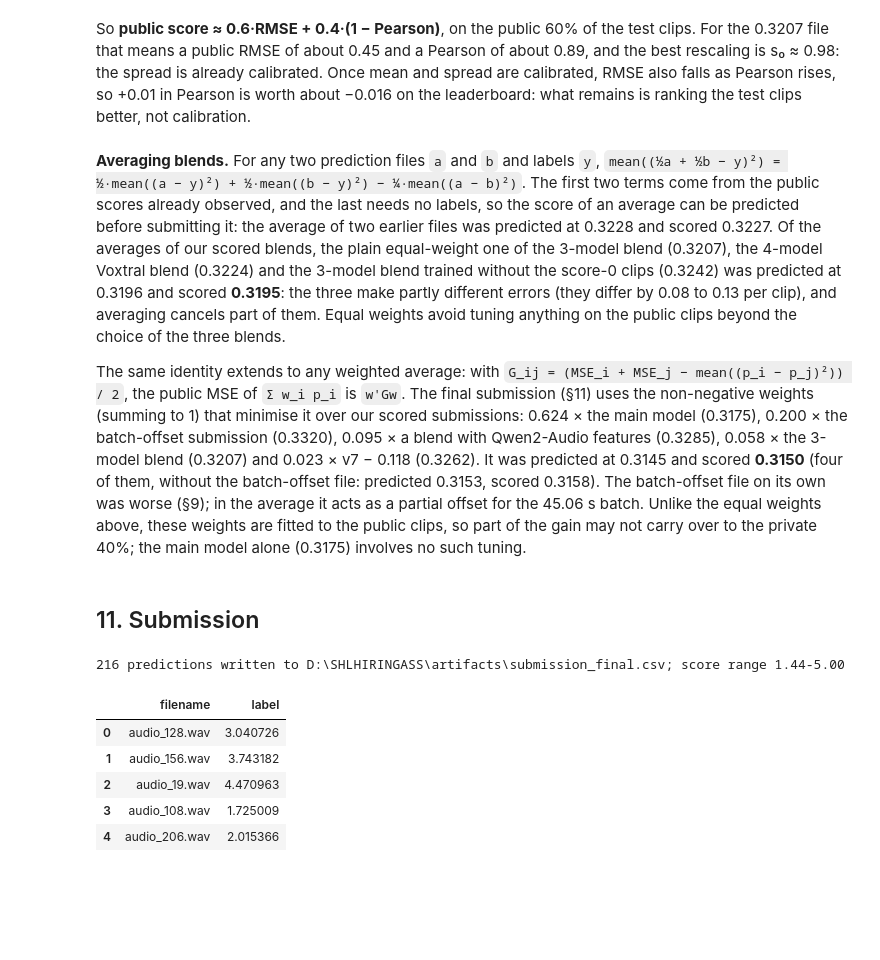
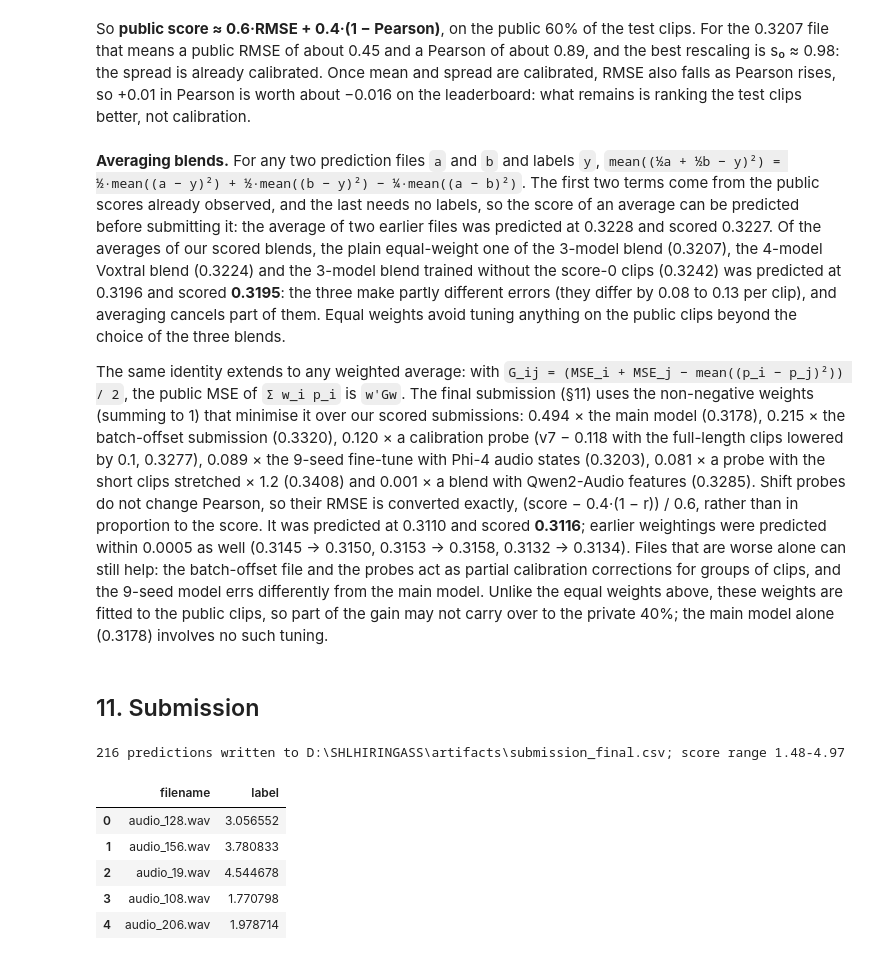
Before and after one commit to Techy-A/shl-grammar-scoring, a Jupyter notebook: notebook/shl_grammar_scoring.ipynb, the cells around one changed output. Cells and saved outputs as stored; diff of their text form; code cells hidden in the pictures; blank space fills up the shorter version.

```diff
--- a/notebook/shl_grammar_scoring.ipynb
+++ b/notebook/shl_grammar_scoring.ipynb
@@ -232,11 +241,12 @@ SPECS = {   # name: (model, feature tables, extra 03_train.py flags)
     "z4_svr_wavlm-large": ("svr", ["feat_wavlm-large"], "--drop-zero"),
 }
 FT = "s4_deberta_ft_crops_nozero"   # the fine-tuned text model (step 6)
+VP = "vp_attn"   # attention-pooling head on Voxtral's frames, trained on random test-length crops (step 20)
 PLAIN = ["t4_ridge_deberta", "c4c_ridge_vox_allaudio", "c4_svr_wavlm-large"]   # submission 15, part of the final average
 BLENDS = {
-    "3 models + fine-tuned text": ["t4_ridge_deberta", FT, "c4c_ridge_vox_allaudio", "c4_svr_wavlm-large"],
-    "4 models + fine-tuned text": ["t4_ridge_deberta", FT, "c4_ridge_whisper", "c4_svr_wavlm-large", "x_svr_voxtral_wavlml"],
-    "no score-0 training + fine-tuned text": ["z4_ridge_deberta", FT, "z4c_ridge_vox_allaudio", "z4_svr_wavlm-large"],
+    "3 models + fine-tuned text": ["t4_ridge_deberta", FT, "c4c_ridge_vox_allaudio", VP, "c4_svr_wavlm-large"],
+    "4 models + fine-tuned text": ["t4_ridge_deberta", FT, "c4_ridge_whisper", "c4_svr_wavlm-large", "x_svr_voxtral_wavlml", VP],
+    "no score-0 training + fine-tuned text": ["z4_ridge_deberta", FT, "z4c_ridge_vox_allaudio", VP, "z4_svr_wavlm-large"],
 }
 tag = lambda b: b.replace(" ", "_")
 if RUN_MODELS:
@@ -245,6 +255,8 @@ if RUN_MODELS:
         crops = "" if name == GATE[0] else "--crops"
         subprocess.run(f"{sys.executable} {SRC}/03_train.py --name {name} --model {model} --feats {' '.join(feats)} {crops} {flags}",
                        shell=True, check=True)
+    # Step 20: the attention-pooling head (5 speaker-grouped folds x 3 seeds; GPU if there is one, else CPU).
+    subprocess.run(f"{sys.executable} {SRC}/20_attn_pool.py", shell=True, check=True)
 
 # Step 8, per blend: score-0 gate + non-negative blend with its own weights for the 45.06 s batch (prints the blend's
 # CV metrics); each blend's test predictions (before the corrections of §11) and out-of-fold predictions are kept.
@@ -371,7 +383,8 @@ for name, (model, feats, flags) in SPECS.items():
     fitted[name] = pd.Series(p, index=tr.filename).loc[train_names].values
 # The fine-tuned model's fold models are not kept, so its out-of-fold predictions stand in for in-sample ones
 # (which makes this number slightly pessimistic).
-fitted[FT] = pd.read_parquet(ART / f"pred_{FT}.parquet").set_index(key).pred.reindex(ids.index[is_tr]).values
+for n in (FT, VP):   # the same holds for the attention-pooling head
+    fitted[n] = pd.read_parquet(ART / f"pred_{n}.parquet").set_index(key).pred.reindex(ids.index[is_tr]).values
 dur = pd.read_parquet(ART / "feat_text_prompt.parquet").set_index(key).duration.reindex(ids.index).values[is_tr]
 batch = np.abs(dur - blend08.BATCH_SECONDS) < 0.05
 
@@ -403,6 +416,8 @@ table = res.loc[list(SPECS), ["model", "feats", "cv_rmse", "cv_pearson"]]
 table["feats"] = table.feats.str.replace("feat_", "").str.replace("emb_", "").str.replace(" ", " + ")
 ft = pd.read_parquet(ART / f"pred_{FT}.parquet").query("split == 'train'")
 table.loc[FT] = ["fine-tuned", "transcript (DeBERTa-v3-large)", round(rmse(ft.pred, ft.label), 4), round(pearson(ft.pred, ft.label), 4)]
+vp = pd.read_parquet(ART / f"pred_{VP}.parquet").query("split == 'train'")
+table.loc[VP] = ["attention pooling", "Voxtral frames", round(rmse(vp.pred, vp.label), 4), round(pearson(vp.pred, vp.label), 4)]
 for b, (b0, w) in weights.items():
     table[f"weight: {b}"] = pd.Series(w).round(3)
 print(table.fillna("").to_string())
@@ -713,54 +742,62 @@ clips beyond the choice of the three blends.
 
 The same identity extends to any weighted average: with `G_ij = (MSE_i + MSE_j − mean((p_i − p_j)²)) / 2`, the public
 MSE of `Σ w_i p_i` is `w'Gw`. The final submission (§11) uses the non-negative weights (summing to 1) that minimise it
-over our scored submissions: 0.624 × the main model (0.3175), 0.200 × the batch-offset submission (0.3320), 0.095 × a
-blend with Qwen2-Audio features (0.3285), 0.058 × the 3-model blend (0.3207) and 0.023 × v7 − 0.118 (0.3262). It was
-predicted at 0.3145 and scored **0.3150** (four of them, without the batch-offset file: predicted 0.3153, scored 0.3158).
-The batch-offset file on its own was worse (§9); in the average it acts as a partial offset for the 45.06 s batch.
-Unlike the equal weights above, these weights are fitted to the public clips, so part of the gain may not carry over
-to the private 40%; the main model alone (0.3175) involves no such tuning.
+over our scored submissions: 0.494 × the main model (0.3178), 0.215 × the batch-offset submission (0.3320), 0.120 × a
+calibration probe (v7 − 0.118 with the full-length clips lowered by 0.1, 0.3277), 0.089 × the 9-seed fine-tune with
+Phi-4 audio states (0.3203), 0.081 × a probe with the short clips stretched × 1.2 (0.3408) and 0.001 × a blend with
+Qwen2-Audio features (0.3285). Shift probes do not change Pearson, so their RMSE is converted exactly,
+(score − 0.4·(1 − r)) / 0.6, rather than in proportion to the score. It was predicted at 0.3110 and scored **0.3116**;
+earlier weightings were predicted within 0.0005 as well (0.3145 → 0.3150, 0.3153 → 0.3158, 0.3132 → 0.3134). Files that
+are worse alone can still help: the batch-offset file and the probes act as partial calibration corrections for groups
+of clips, and the 9-seed model errs differently from the main model. Unlike the equal weights above, these weights are
+fitted to the public clips, so part of the gain may not carry over to the private 40%; the main model alone (0.3178)
+involves no such tuning.
 # %% [markdown]
 ## 11. Submission
 # %%
 # The same corrections for every blend (§10). The equal-weight average of the three blends is the main model (public
-# 0.3175); the submission is a weighted average of it and four earlier submissions (weights from §10, public 0.3150).
+# 0.3178); the submission is a weighted average of it and five earlier submissions (weights from §10, public 0.3116).
 TARGET_MEAN = 3.228668   # test mean of v7 minus its measured test-set bias of 0.118 (§10)
 FULL_STRETCH = 1.15      # spread correction for full-length test clips (> 55 s), measured with probes (§10)
 full = test.set_index("filename").duration > 55
 
 
 def corrected(path):
     s = pd.read_csv(path).set_index("filename").label   # a blend from 08_blend.py
     assert len(s) == len(test) and set(s.index) == set(test.filename)
     s = s + (TARGET_MEAN - s.mean())
     m, f = s.mean(), full.reindex(s.index).values
     s[f] = m + FULL_STRETCH * (s[f] - m)
     return s.clip(0, 5)
 
 
 def earlier(f):   # an earlier submission: submissions/ of the repo, or the attached Kaggle dataset
     hits = glob.glob(f"/kaggle/input/**/{f}", recursive=True) if ON_KAGGLE else [str(Path("..") / "submissions" / f)]
     return pd.read_csv(hits[0]).set_index("filename").label
 
 
-main = sum(corrected(ART / f"raw_{tag(b)}.csv") for b in BLENDS) / len(BLENDS)   # public 0.3175
+main = sum(corrected(ART / f"raw_{tag(b)}.csv") for b in BLENDS) / len(BLENDS)   # public 0.3178
+MIX = {   # weights from the public scores (§10); "main" is computed above, the rest are earlier submission files
+    "main": 0.494299,                            # the main model, 0.3178
+    "13_batch_offset.csv": 0.214824,             # v7 with an offset for the 45.06 s batch, 0.3320
+    "probe_biasfix_full_minus0.1.csv": 0.119727,  # a calibration probe: v7 - 0.118, full-length clips - 0.1, 0.3277
+    "31_ft_seed9_phi4.csv": 0.088638,            # 9-seed fine-tune + Phi-4 audio states in each blend, 0.3203
+    "probe_stretch_short_x1.2.csv": 0.081396,    # a calibration probe: short clips stretched x1.2, 0.3408
+    "cand_qwen3.csv": 0.001116,                  # a blend with Qwen2-Audio features, 0.3285
+}
 idx = main.index
-final = (0.623936 * main
-         + 0.200274 * earlier("13_batch_offset.csv").reindex(idx)       # v7 with an offset for the 45.06 s batch, 0.3320
-         + 0.094925 * earlier("cand_qwen3.csv").reindex(idx)            # a blend with Qwen2-Audio features, 0.3285
-         + 0.057554 * corrected(ART / "raw_plain_3_models.csv").reindex(idx)   # the 3-model blend, 0.3207
-         + 0.023311 * earlier("11_blend_v7_biasfix.csv").reindex(idx))  # v7 - 0.118, 0.3262
+final = sum(w * (main if f == "main" else earlier(f).reindex(idx)) for f, w in MIX.items())
 sub = final.rename("label").rename_axis("filename").reset_index()
 assert sub.label.notna().all() and sub.label.between(0, 5).all()
 out = Path("/kaggle/working/submission.csv") if ON_KAGGLE else ART / "submission_final.csv"
 sub.to_csv(out, index=False)
 print(f"{len(sub)} predictions written to {out}; score range {sub.label.min():.2f}-{sub.label.max():.2f}")
 sub.head()
 # %% [output]
-216 predictions written to D:\SHLHIRINGASS\artifacts\submission_final.csv; score range 1.44-5.00
+216 predictions written to D:\SHLHIRINGASS\artifacts\submission_final.csv; score range 1.48-4.97
 |  | filename | label |
-| 0 | audio_128.wav | 3.040726 |
-| 1 | audio_156.wav | 3.743182 |
-| 2 | audio_19.wav | 4.470963 |
-| 3 | audio_108.wav | 1.725009 |
-| 4 | audio_206.wav | 2.015366 |
+| 0 | audio_128.wav | 3.056552 |
+| 1 | audio_156.wav | 3.780833 |
+| 2 | audio_19.wav | 4.544678 |
+| 3 | audio_108.wav | 1.770798 |
+| 4 | audio_206.wav | 1.978714 |
```
Also changed, not shown: parts of 14 cells of this notebook, 7 other files.
